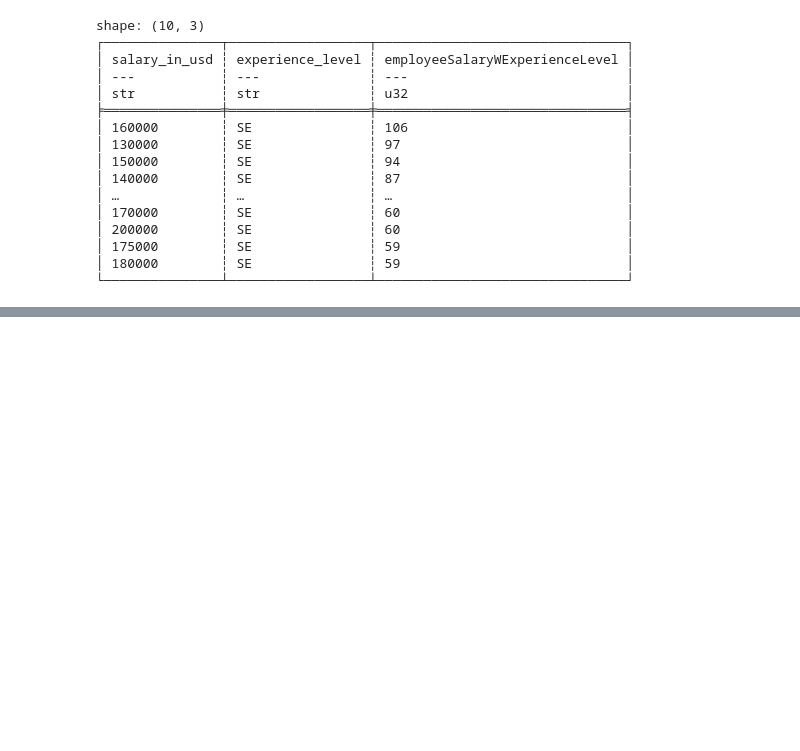
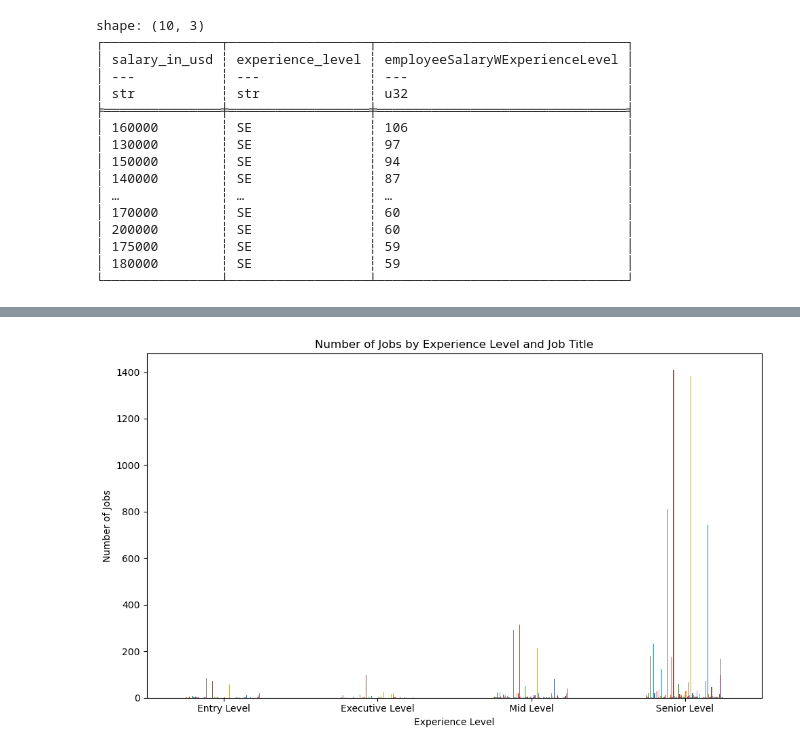
Before and after one commit to rsm-cds006/452FinalGroupProject, a Jupyter notebook: Code.ipynb, the cells around one changed output, grey strips where cells are left out. Drawn from its saved outputs; the diff is of its cells as text; code cells hidden in the pictures; blank space fills up the shorter version.

Commit message:
group code review

```diff
--- a/Code.ipynb
+++ b/Code.ipynb
@@ -469,0 +524,55 @@ shape: (10, 3)
+# %%
+#Find Number of Jobs by experience level and then display in bar graph
+#filter and count total for experience_level
+fullTime = ['FT']
+theStates = ['US']
+# Dictionary for experience level names
+experience_level_names = {
+    'EN': 'Entry Level',
+    'MI': 'Mid Level',
+    'SE': 'Senior Level',
+    'EX': 'Executive Level'
+}
+
+# Apply the mapping to the experience_level column
+df = df.with_columns([
+    pl.col('experience_level').apply(lambda x: experience_level_names.get(x, x)).alias('experience_level')
+])
+
+# Filtering and grouping
+fullTime = ['FT']
+theStates = ['US']
+top4jobtitles = ['Machine Learning Engineer', 'Data Analyst', 'Data Engineer', 'Data Scientist']
+
+employeeExperienceLevel = (
+    df
+    .filter(pl.col('employment_type').is_in(fullTime))
+    .filter(pl.col('employee_residence').is_in(theStates))
+    .groupby(['experience_level', 'job_title'])
+    .agg([
+        pl.count().alias('job_count')
+    ])
+)
+
+# Convert to pandas DataFrame
+employeeExperienceLevel_df = employeeExperienceLevel.to_pandas()
+
+# Pivot the DataFrame in Pandas
+pivot_data_df = employeeExperienceLevel_df.pivot_table(
+    index='experience_level',
+    columns='job_title',
+    values='job_count',
+    fill_value=0
+)
+
+# Plotting
+fig, ax = plt.subplots(figsize=(10, 6))
+pivot_data_df.plot(kind='bar', ax=ax, legend=False)
+ax.set_xticklabels(pivot_data_df.index, rotation=0)
+plt.title('Number of Jobs by Experience Level and Job Title')
+plt.xlabel('Experience Level')
+plt.ylabel('Number of Jobs')
+plt.tight_layout()
+plt.show()
+# %% [output]
+[figure, added]
```
Also changed, not shown: parts of 21 cells of this notebook.
